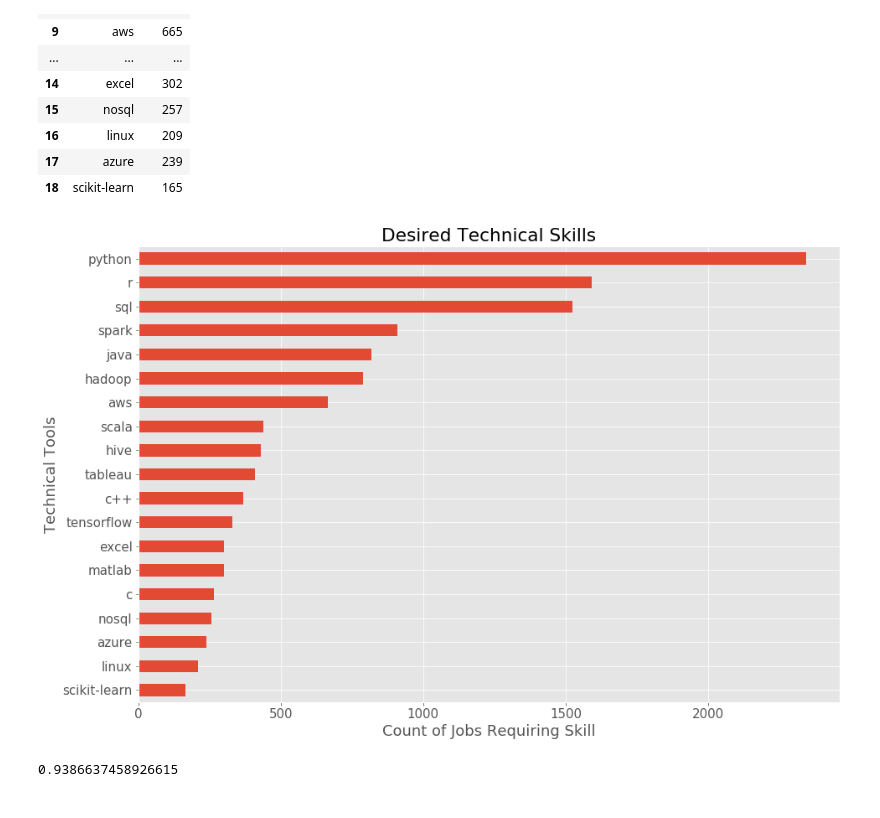
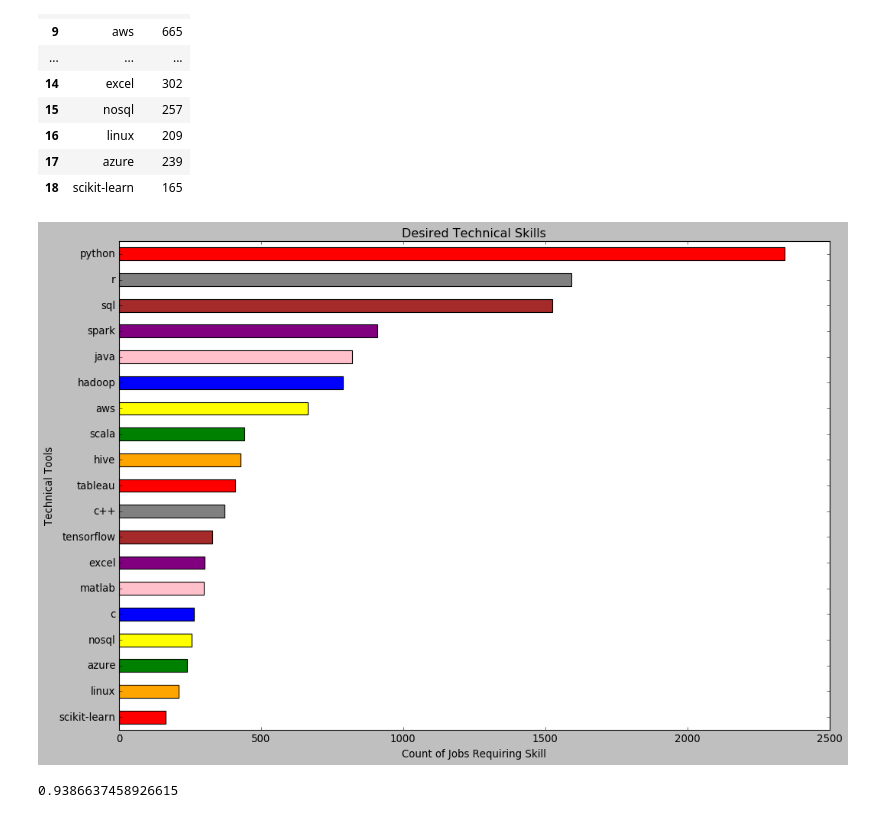
Before and after one commit to krithikaragha/DataScienceJobMarket, a Jupyter notebook: Jupyter Notebook/kaggledataset.ipynb, the cells around one changed output. Drawn from its saved outputs; the diff is of its cells as text; code cells hidden in the pictures.

```diff
--- a/Jupyter Notebook/kaggledataset.ipynb
+++ b/Jupyter Notebook/kaggledataset.ipynb
@@ -280,13 +277,15 @@ total_listings
 # %%
 # Create a bar chart
 ax = total_listings.plot.bar(x="state", y="Number of Job Postings",
-                        title = "Number of Job Postings by State", align="center",legend=False, figsize=(15,10))
+                        title = "Number of Job Postings by State", align="center",legend=False, figsize=(15,10),
+                        color=["red", "orange", "green", "yellow", "blue"])
 plt.ylabel("Number of Job Postings")
+plt.style.use("classic")
 
 totals = []
 for p in ax.patches:
-    ax.annotate(str(p.get_height()), (p.get_x(), p.get_height() + 10), fontsize = 20)
+   ax.annotate(str(p.get_height()), (p.get_x(), p.get_height() + 10), fontsize = 20)
 
-# Show and save chart
-plt.savefig('Images/jobpostingsbystatebarchart.png', bbox_inches = 'tight')
+#Show and save chart
+plt.savefig('jobpostingsbystatebarchart.png', bbox_inches = 'tight')
 # %% [output]
@@ -354,13 +353,16 @@ word_count_df
 # %%
 # Create Bar Chart for words
 word_count_df = word_count_df.sort_values('count')
-word_count_df.plot.barh(x="language", y="count", title = "Desired Technical Skills", align="center",legend=False, figsize=(15, 10))
+word_count_df.plot.barh(x="language", y="count", title = "Desired Technical Skills",
+                        align="center",legend=False, figsize=(15, 10),
+                        color=["red", "orange", "green", "yellow", "blue", "pink", "purple", "brown", "gray"])
 plt.xlabel("Count of Jobs Requiring Skill")
 plt.ylabel("Technical Tools")
+plt.style.use("ggplot")
 
 plt.savefig('Images/language_count.jpg')
 # %% [output]
-[figure, old version]
+[figure, new version]
 # %%
 # Makes description column lower case. Not tokenized.
 df['description2'] = df['description'].str.lower()
```
Also changed, not shown: parts of 10 cells of this notebook, 15 other files.
